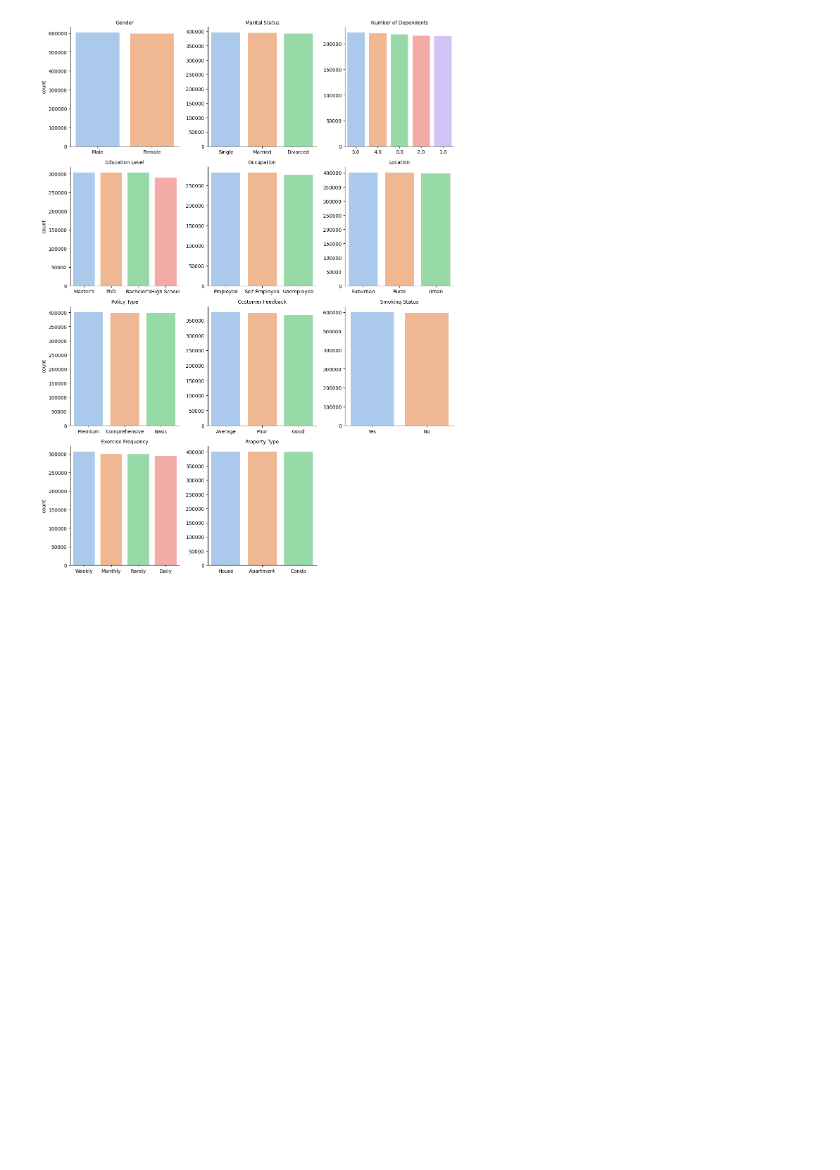
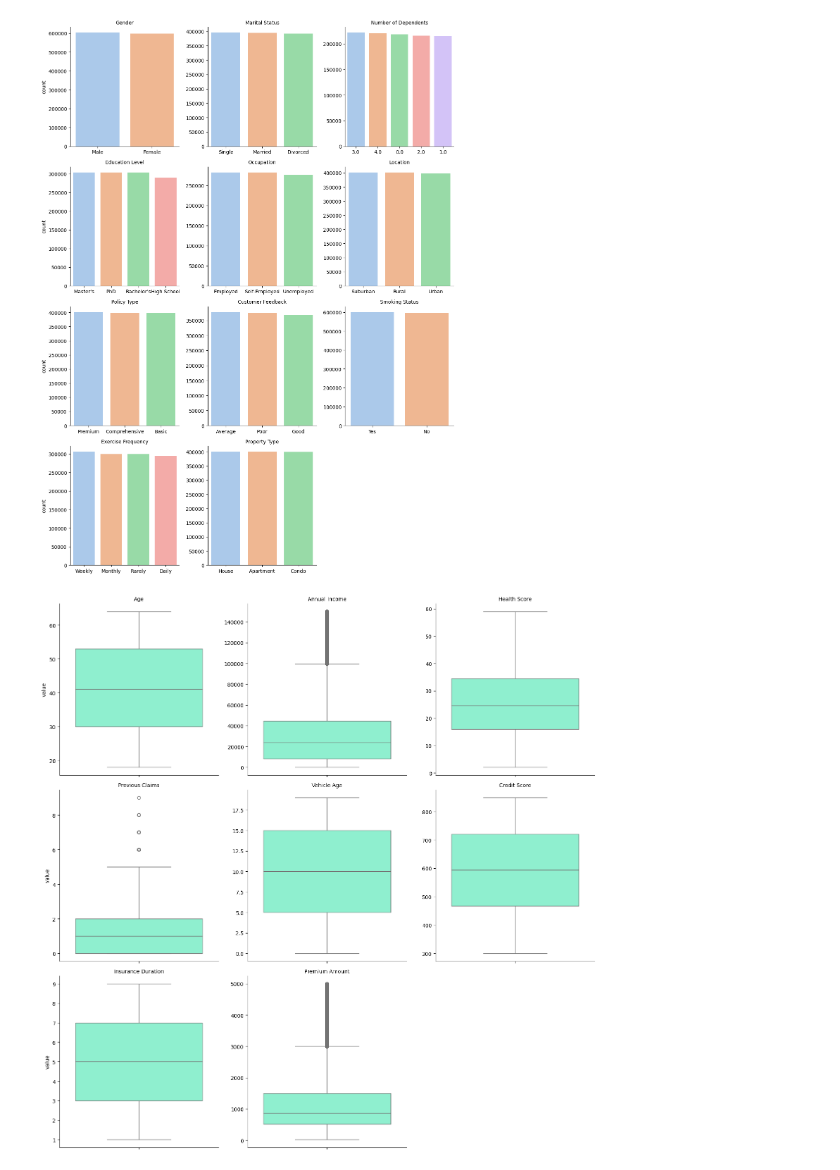
Before and after one commit to GhosTHaise/regression-insurance-dataset, a Jupyter notebook: catboost-optuna.ipynb, the cells around one changed output. Drawn from its saved outputs; the diff is of its cells as text; code cells hidden in the pictures; blank space fills up the shorter version.

Commit message:
boxplot to visualize numerical value

```diff
--- a/catboost-optuna.ipynb
+++ b/catboost-optuna.ipynb
@@ -137,3 +137,20 @@ Passing `palette` without assigning `hue` is deprecated and will be removed in v
 
   sns.countplot(data=data, x='Cat', order=data['Cat'].value_counts().index, **kwargs, palette = 'pastel')
 [figure]
+# %%
+melted_nums = df_train[numerical_vars].melt(var_name='Feat',
+                                            value_name='Value')
+
+# Create a FacetGrid for box plots
+fg = sns.FacetGrid(melted_nums, col='Feat', col_wrap=3, height=5, sharey=False)
+
+# Mapping box plots to the grid
+fg.map_dataframe(sns.boxplot, y='Value', color='aquamarine')
+
+# Plot adjustments
+fg.set_axis_labels(x_var='', y_var='value')
+fg.set_titles("{col_name}")
+fg.tight_layout()
+plt.show()
+# %% [output]
+[figure, added]
```
Also changed, not shown: parts of 1 cell of this notebook.
